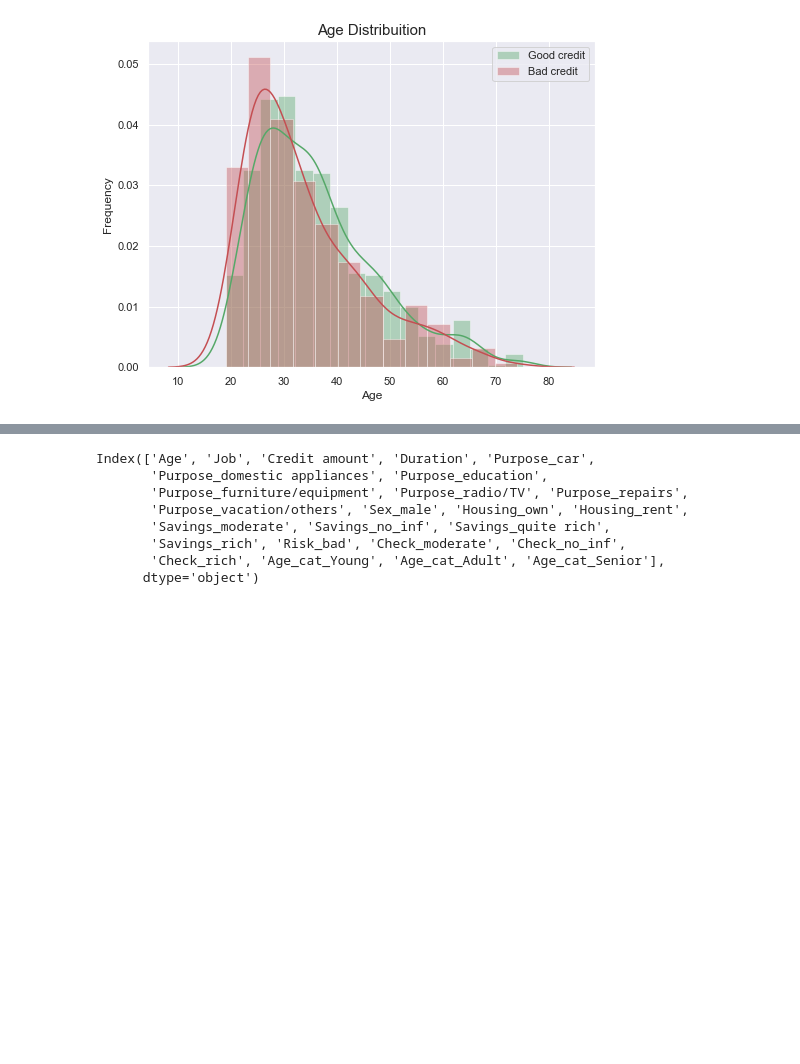
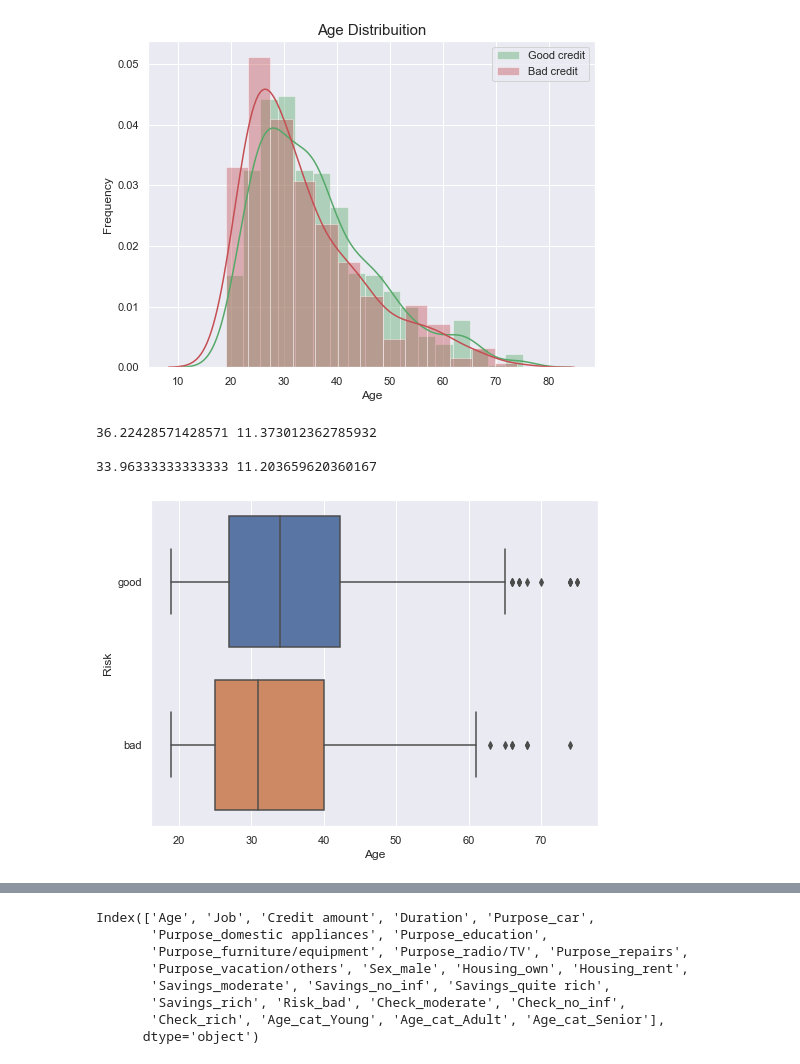
Before and after one commit to BiancaMass/XAI-Group-Project, a Jupyter notebook: Group20_EDA.ipynb, the cells around one changed output, grey strips where cells are left out. Saved outputs shown, nothing was run; the diff lists cells and outputs as text; code cells hidden in the pictures; blank space fills up the shorter version.

```diff
--- a/Group20_EDA.ipynb
+++ b/Group20_EDA.ipynb
@@ -252,6 +227,19 @@ plt.legend()
 plt.show()
 # %% [output]
 [figure]
+# %%
+print(np.mean(good_age), np.std(good_age))
+print()
+print(np.mean(bad_age), np.std(bad_age))
+# %% [output]
+36.22428571428571 11.373012362785932
+
+33.96333333333333 11.203659620360167
+# %%
+ax = sns.boxplot(x="Age", y = "Risk", data=credit)
+#ax = sns.swarmplot(x="Age", y = "Risk", data=credit, color=".8", alpha = ".8")
+# %% [output]
+[figure, added]
 # %%
 # Create dummy variables to look at a correlation plot
 def one_hot_encoder(df, nan_as_category = False):
```
Also changed, not shown: parts of 11 cells of this notebook.
